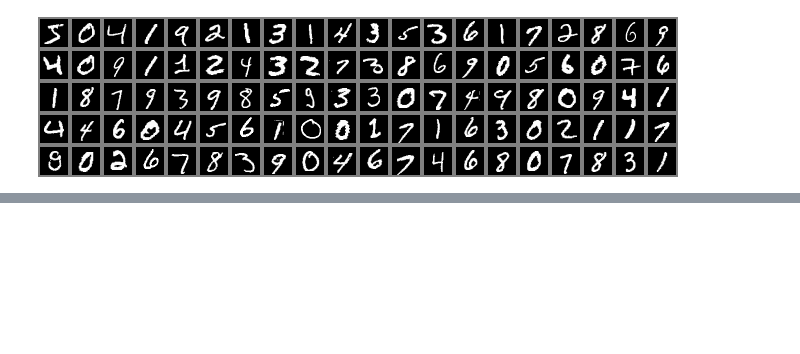
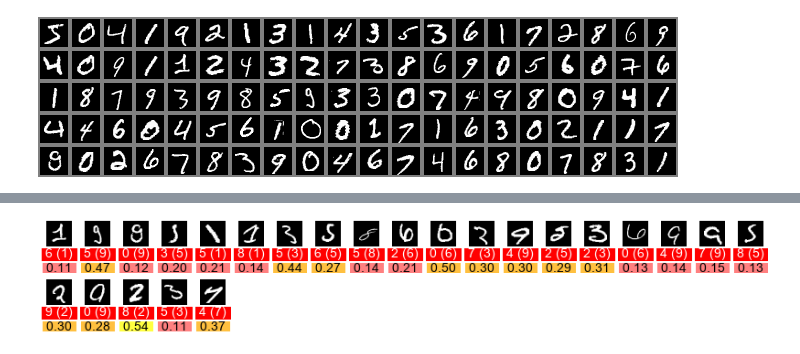
Before and after one commit to leovt/neural, a Jupyter notebook: Neural Network for MNIST.ipynb, the cells around one changed output, grey strips where cells are left out. Saved outputs shown, nothing was run; the diff lists cells and outputs as text; code cells hidden in the pictures; blank space fills up the shorter version.

```diff
--- a/Neural Network for MNIST.ipynb
+++ b/Neural Network for MNIST.ipynb
@@ -55,0 +93,5 @@ array([ 0.919, -0.757,  0.438,  0.043, -0.682,  0.974,  0.551, -0.66 ,
+# %%
+errors = result != training_labels[:M]
+result_analysis(training_images[:M][errors], output[:M][errors], training_labels[:M][errors])
+# %% [output]
+[figure, added]
```
Also changed, not shown: parts of 36 cells of this notebook.
